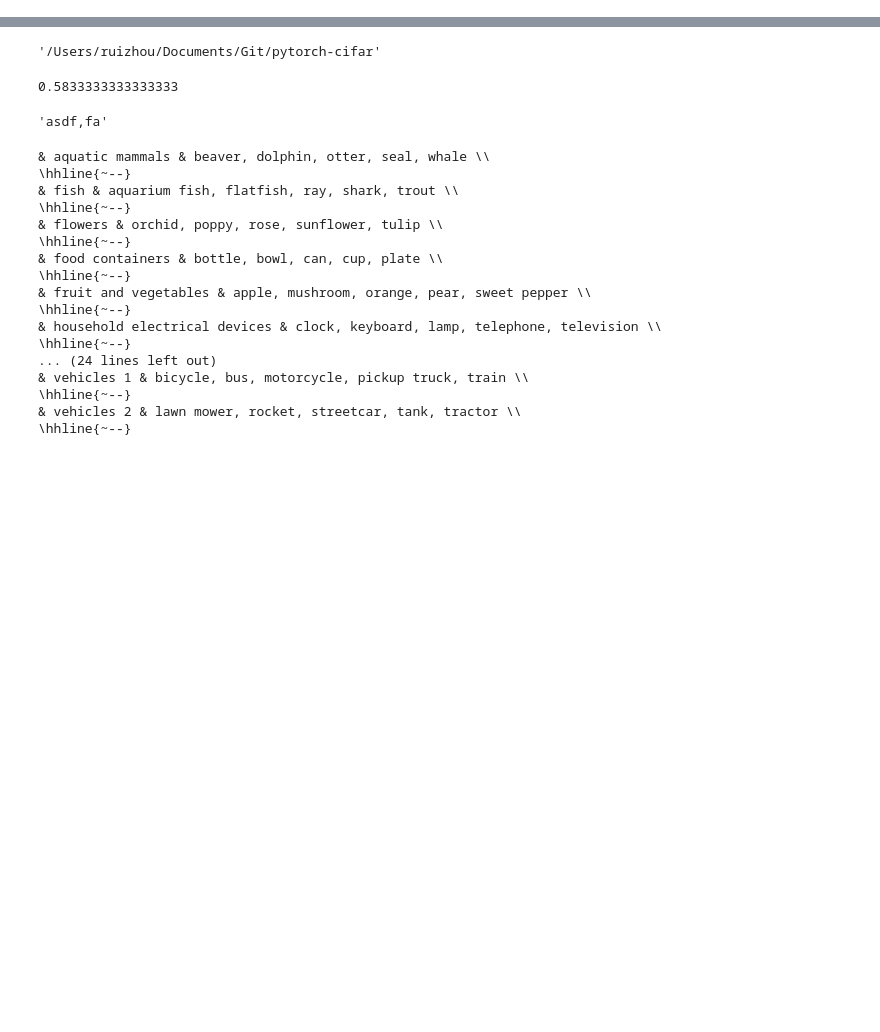
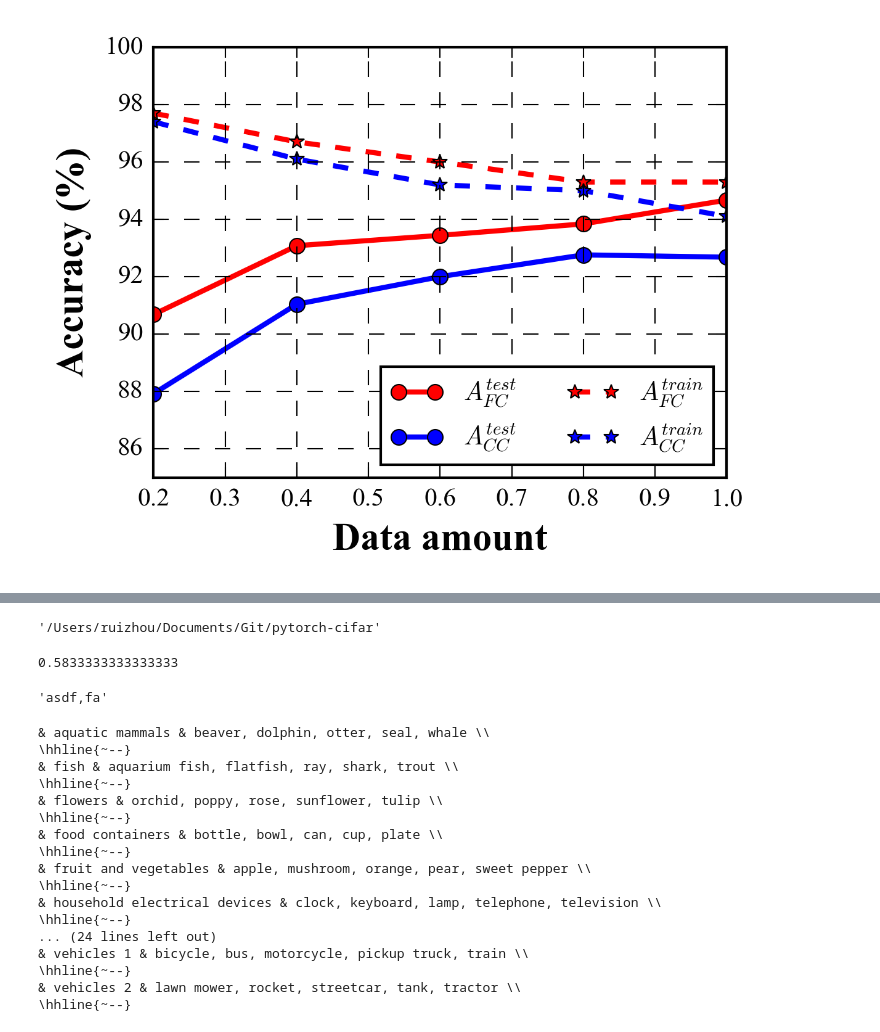
Before and after one commit to enyac-group/Label-Granularity, a Jupyter notebook: plot_curve.ipynb, the cells around one changed output, grey strips where cells are left out. Drawn from its saved outputs; the diff is of its cells as text; code cells hidden in the pictures; blank space fills up the shorter version.

```diff
--- a/plot_curve.ipynb
+++ b/plot_curve.ipynb
@@ -62,14 +66,10 @@ name = 'dog'
 # %%
 ##### Fruit vs. Vege. #######
 data_ratio = [0.2, 0.4, 0.6, 0.8, 1.0]
-# A_fc = [88.40, 91.46, 91.88, -1, 93.15]
-# A_cc = [84.42, 87.46, 88.62, -1, 89.65]
-# A_fc_tr = [98.4, 97.0, 96.2, -1, 95.4]
-# A_cc_tr = [96.9, 95.5, 93.2, -1, 91.8]
-A_fc = [88.40, 91.46, 91.88, 92, 93.15]
-A_cc = [84.42, 87.46, 88.62, 89, 89.65]
-A_fc_tr = [98.4, 97.0, 96.2, 96, 95.4]
-A_cc_tr = [96.9, 95.5, 93.2, 92, 91.8]
+A_fc = [88.40, 91.46, 91.88, 92.96, 93.15]
+A_cc = [84.42, 87.46, 88.62, 88.72, 89.65]
+A_fc_tr = [98.4, 97.0, 96.2, 95.5, 95.4]
+A_cc_tr = [96.9, 95.5, 93.2, 92.8, 91.8]
 A_cc_adly = 89.67
 A_cc_tr_adly = 91.7
 A_fc_drp = 93.86
@@ -77,31 +77,34 @@ A_fc_tr_drp = 95.0
 A_cc_drp = 89.93
 A_cc_tr_drp = 91.7
 name = 'fruit'
+axis_range = [0.2, 1, 80, 100]
 # %%
 ######################## End ##################################
 # %%
 ############# Plot Accuracy vs. Datanum ################
 font = {'family' : 'Times New Roman',
         'size'   : 17}
 matplotlib.rc('font', **font)
 plt.figure(figsize=(4, 3), dpi=300)
 rc={'font.size': 15, 'axes.labelsize': 15, 'legend.fontsize': 10,
     'axes.titlesize': 17, 'xtick.labelsize': 10, 'ytick.labelsize': 10,
     'lines.linewidth': 2}
 plt.rcParams.update(**rc)
-plt.plot(data_ratio, A_fc, '--o', color='r', label='FC_Test')
-plt.plot(data_ratio, A_cc, '--o', color='b', label='CC_Test')
-plt.plot(data_ratio, A_fc_tr, '-*', color='r', label='FC_Train')
-plt.plot(data_ratio, A_cc_tr, '-*', color='b', label='CC_Train')
+plt.plot(data_ratio, A_fc, '-o', color='r', label='$A_{FC}^{test}$')
+plt.plot(data_ratio, A_cc, '-o', color='b', label='$A_{CC}^{test}$')
+plt.plot(data_ratio, A_fc_tr, '--*', color='r', label='$A_{FC}^{train}$')
+plt.plot(data_ratio, A_cc_tr, '--*', color='b', label='$A_{CC}^{train}$')
 plt.xlabel('Data amount',fontweight='bold')
 plt.ylabel('Accuracy (%)',fontweight='bold')
-plt.legend(loc='lower right', ncol=1)
-#plt.axis([0.2, 1, 80, 100])
+plt.legend(loc='lower right', ncol=2)
+plt.axis(axis_range)
 plt.grid(color='k', linestyle='--', linewidth=0.5)
 # plt.tight_layout()
 #plt.show()
 plt.savefig('figs/'+name+'_datanum.png', bbox_inches='tight', dpi=600)
-plt.close()
+#plt.close()
+# %% [output]
+[figure, added]
 # %%
 ########### Plot training curves #################
 # name = 'cifar10_curve'
```
Also changed, not shown: parts of 10 cells of this notebook, 2 other files.
